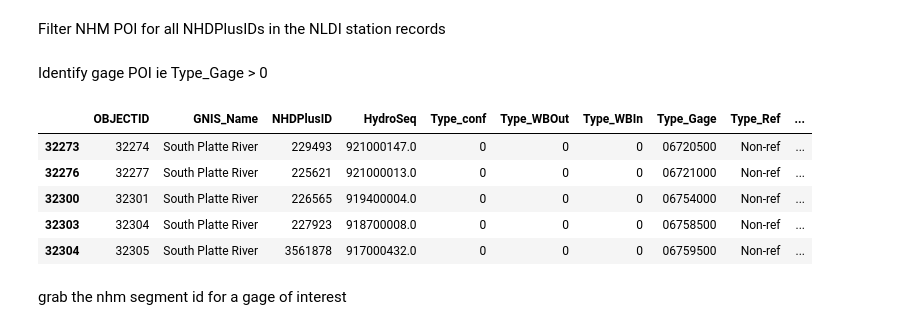
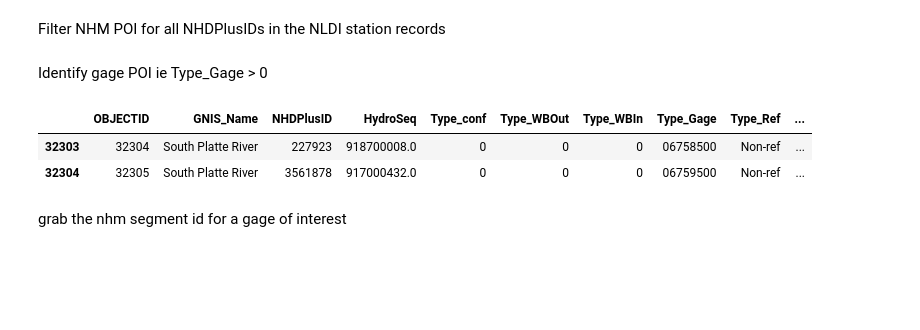
Before and after one commit to rmcd-mscb/onhm2thredds, a Jupyter notebook: notebook/getnhm_segment.ipynb, the cells around one changed output. Saved outputs shown, nothing was run; the diff lists cells and outputs as text; code cells hidden in the pictures; blank space fills up the shorter version.

```diff
--- a/notebook/getnhm_segment.ipynb
+++ b/notebook/getnhm_segment.ipynb
@@ -140,11 +140,11 @@ nldi_flw_main = NLDI().navigate_byid(fsource="nwissite",
                              fid=f"USGS-{gage_id}",
                              navigation="upstreamMain",
                              source="flowlines",
-                             distance=5000)
+                             distance=50)
 
 nldi_st_all = NLDI().navigate_byid(fsource="nwissite",
                              fid=f"USGS-{gage_id}",
                              navigation="upstreamMain",
                              source="nwissite",
-                             distance=5000)
+                             distance=50)
 # %%
@@ -223,12 +190,9 @@ gfv11_poi_filt = gfv11_poi[gfv11_poi.NHDPlusID.isin(nldi_st_all.comid.values.ast
 Identify gage POI ie Type_Gage > 0
 # %%
 gfv11_poi_gage = gfv11_poi_filt[gfv11_poi_filt.Type_Gage.astype(int) > 0]
-gfv11_poi_gage.tail()
+gfv11_poi_gage.head()
 # %% [output]
 |  | OBJECTID | GNIS_Name | NHDPlusID | HydroSeq | Type_conf | Type_WBOut | Type_WBIn | Type_Gage | Type_Ref | ... |
-| 32273 | 32274 | South Platte River | 229493 | 921000147.0 | 0 | 0 | 0 | 06720500 | Non-ref | ... |
-| 32276 | 32277 | South Platte River | 225621 | 921000013.0 | 0 | 0 | 0 | 06721000 | Non-ref | ... |
-| 32300 | 32301 | South Platte River | 226565 | 919400004.0 | 0 | 0 | 0 | 06754000 | Non-ref | ... |
 | 32303 | 32304 | South Platte River | 227923 | 918700008.0 | 0 | 0 | 0 | 06758500 | Non-ref | ... |
 | 32304 | 32305 | South Platte River | 3561878 | 917000432.0 | 0 | 0 | 0 | 06759500 | Non-ref | ... |
 # %% [markdown]
```
Also changed, not shown: parts of 8 cells of this notebook.
